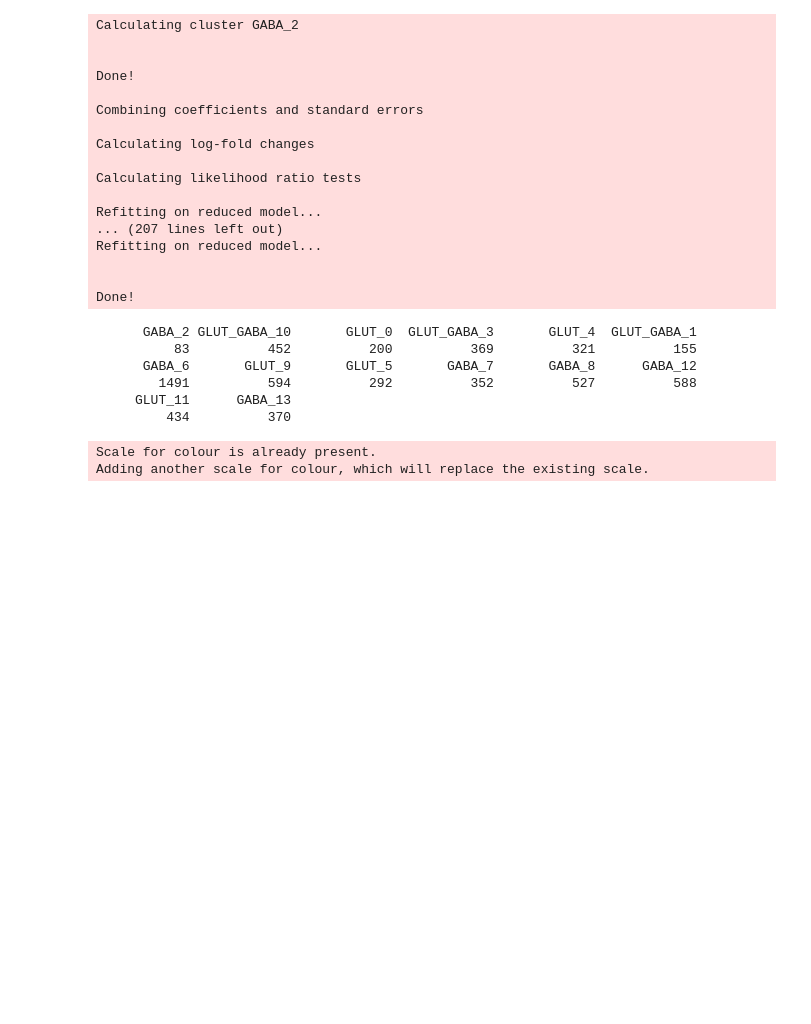
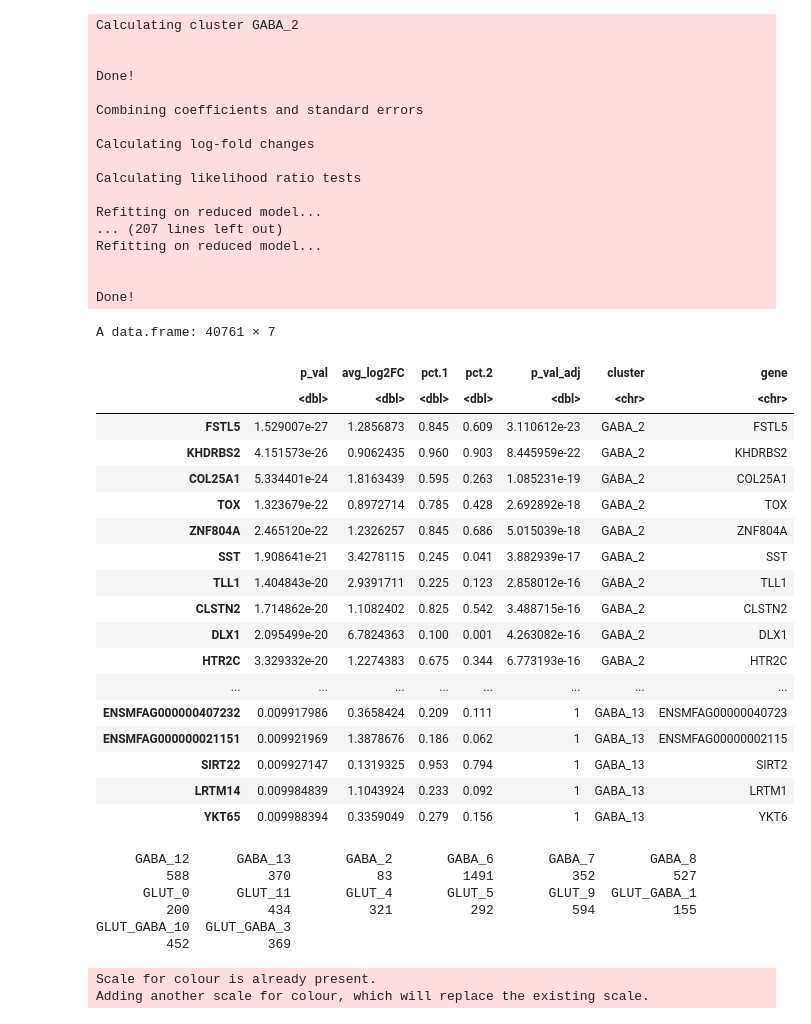
Before and after one commit to qwccccc/Macaque_VTA_snRNA_Script, a Jupyter notebook: Script/2_VTA_neuron_cluster.ipynb, the cells around one changed output. Drawn from its saved outputs; the diff is of its cells as text; code cells hidden in the pictures; blank space fills up the shorter version.

```diff
--- a/Script/2_VTA_neuron_cluster.ipynb
+++ b/Script/2_VTA_neuron_cluster.ipynb
@@ -1171,6 +1180,29 @@ write.csv(
     "/mnt/90-connectome/Personal/CQW/midbrain/datasets/Neuron_cluster_markers.csv",
     row.names = TRUE
 )
+# %%
+marker = read.csv("/mnt/90-connectome/Personal/CQW/midbrain/datasets/Neuron_cluster_markers.csv", header = TRUE,row.names = 1)
+marker
+# %% [output]
+A data.frame: 40761 × 7
+|  | p_val | avg_log2FC | pct.1 | pct.2 | p_val_adj | cluster | gene |
+|  | <dbl> | <dbl> | <dbl> | <dbl> | <dbl> | <chr> | <chr> |
+| FSTL5 | 1.529007e-27 | 1.2856873 | 0.845 | 0.609 | 3.110612e-23 | GABA_2 | FSTL5 |
+| KHDRBS2 | 4.151573e-26 | 0.9062435 | 0.960 | 0.903 | 8.445959e-22 | GABA_2 | KHDRBS2 |
+| COL25A1 | 5.334401e-24 | 1.8163439 | 0.595 | 0.263 | 1.085231e-19 | GABA_2 | COL25A1 |
+| TOX | 1.323679e-22 | 0.8972714 | 0.785 | 0.428 | 2.692892e-18 | GABA_2 | TOX |
+| ZNF804A | 2.465120e-22 | 1.2326257 | 0.845 | 0.686 | 5.015039e-18 | GABA_2 | ZNF804A |
+| SST | 1.908641e-21 | 3.4278115 | 0.245 | 0.041 | 3.882939e-17 | GABA_2 | SST |
+| TLL1 | 1.404843e-20 | 2.9391711 | 0.225 | 0.123 | 2.858012e-16 | GABA_2 | TLL1 |
+| CLSTN2 | 1.714862e-20 | 1.1082402 | 0.825 | 0.542 | 3.488715e-16 | GABA_2 | CLSTN2 |
+| DLX1 | 2.095499e-20 | 6.7824363 | 0.100 | 0.001 | 4.263082e-16 | GABA_2 | DLX1 |
+| HTR2C | 3.329332e-20 | 1.2274383 | 0.675 | 0.344 | 6.773193e-16 | GABA_2 | HTR2C |
+| ... | ... | ... | ... | ... | ... | ... | ... |
+| ENSMFAG000000407232 | 0.009917986 | 0.3658424 | 0.209 | 0.111 | 1 | GABA_13 | ENSMFAG00000040723 |
+| ENSMFAG000000021151 | 0.009921969 | 1.3878676 | 0.186 | 0.062 | 1 | GABA_13 | ENSMFAG00000002115 |
+| SIRT22 | 0.009927147 | 0.1319325 | 0.953 | 0.794 | 1 | GABA_13 | SIRT2 |
+| LRTM14 | 0.009984839 | 1.1043924 | 0.233 | 0.092 | 1 | GABA_13 | LRTM1 |
+| YKT65 | 0.009988394 | 0.3359049 | 0.279 | 0.156 | 1 | GABA_13 | YKT6 |
 # %%
 markers_filt = marker
 
@@ -1183,12 +1215,12 @@ markers_filt = subset(markers_filt, avg_log2FC > 0.5)
 
 table(markers_filt$cluster)
 # %% [output]
-      GABA_2 GLUT_GABA_10       GLUT_0  GLUT_GABA_3       GLUT_4  GLUT_GABA_1
-          83          452          200          369          321          155
-      GABA_6       GLUT_9       GLUT_5       GABA_7       GABA_8      GABA_12
-        1491          594          292          352          527          588
-     GLUT_11      GABA_13
-         434          370
+     GABA_12      GABA_13       GABA_2       GABA_6       GABA_7       GABA_8
+         588          370           83         1491          352          527
+      GLUT_0      GLUT_11       GLUT_4       GLUT_5       GLUT_9  GLUT_GABA_1
+         200          434          321          292          594          155
+GLUT_GABA_10  GLUT_GABA_3
+         452          369
 # %%
 # 按 subclass 聚集 cluster；同一 subclass 内按原始 cluster 编号排序。
 subclass_order <- c("GLUT", "GLUT_GABA", "GABA")
```
Also changed, not shown: parts of 5 cells of this notebook, 2 other files.
